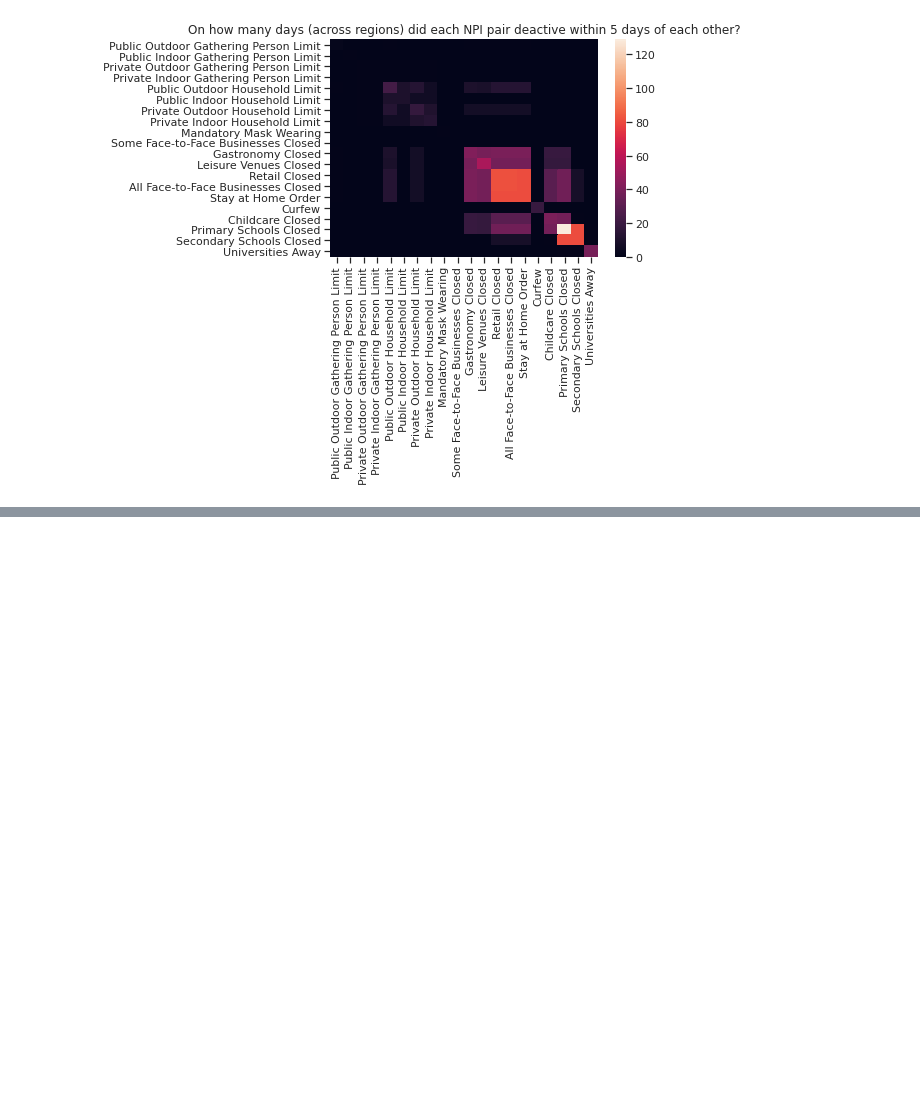
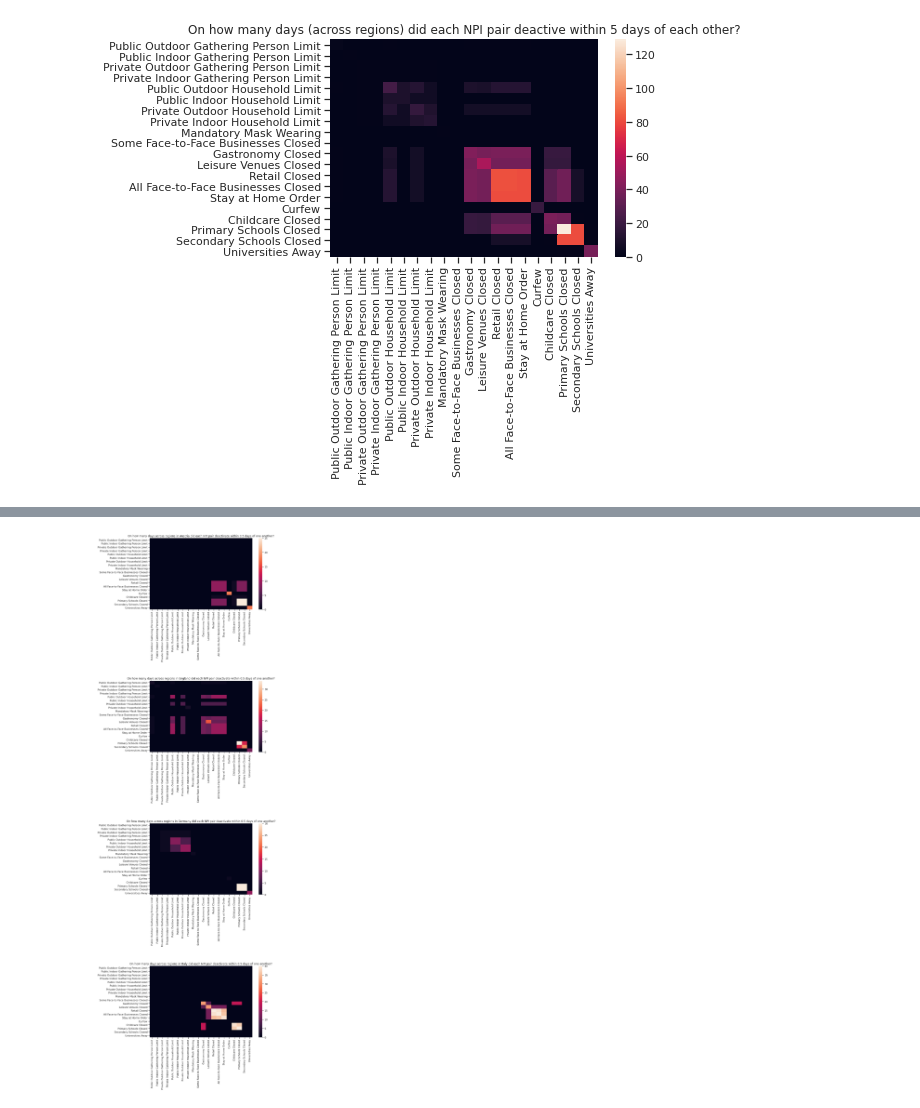
Before and after one commit to MrinankSharma/COVID19NPISecondWave, a Jupyter notebook: notebooks/exploratory_data_analysis.ipynb, the cells around one changed output, grey strips where cells are left out. Cells and saved outputs as stored; diff of their text form; code cells hidden in the pictures; blank space fills up the shorter version.

```diff
--- a/notebooks/exploratory_data_analysis.ipynb
+++ b/notebooks/exploratory_data_analysis.ipynb
@@ -291,0 +400,4 @@ Text(0.5, 1.0, 'On how many days (across regions) did each NPI pair deactive wit
+# %%
+plot_all_joint_activation_heatmaps(0.5, 'deactivate')
+# %% [output]
+[figure, added]
```
Also changed, not shown: parts of 19 cells of this notebook.
